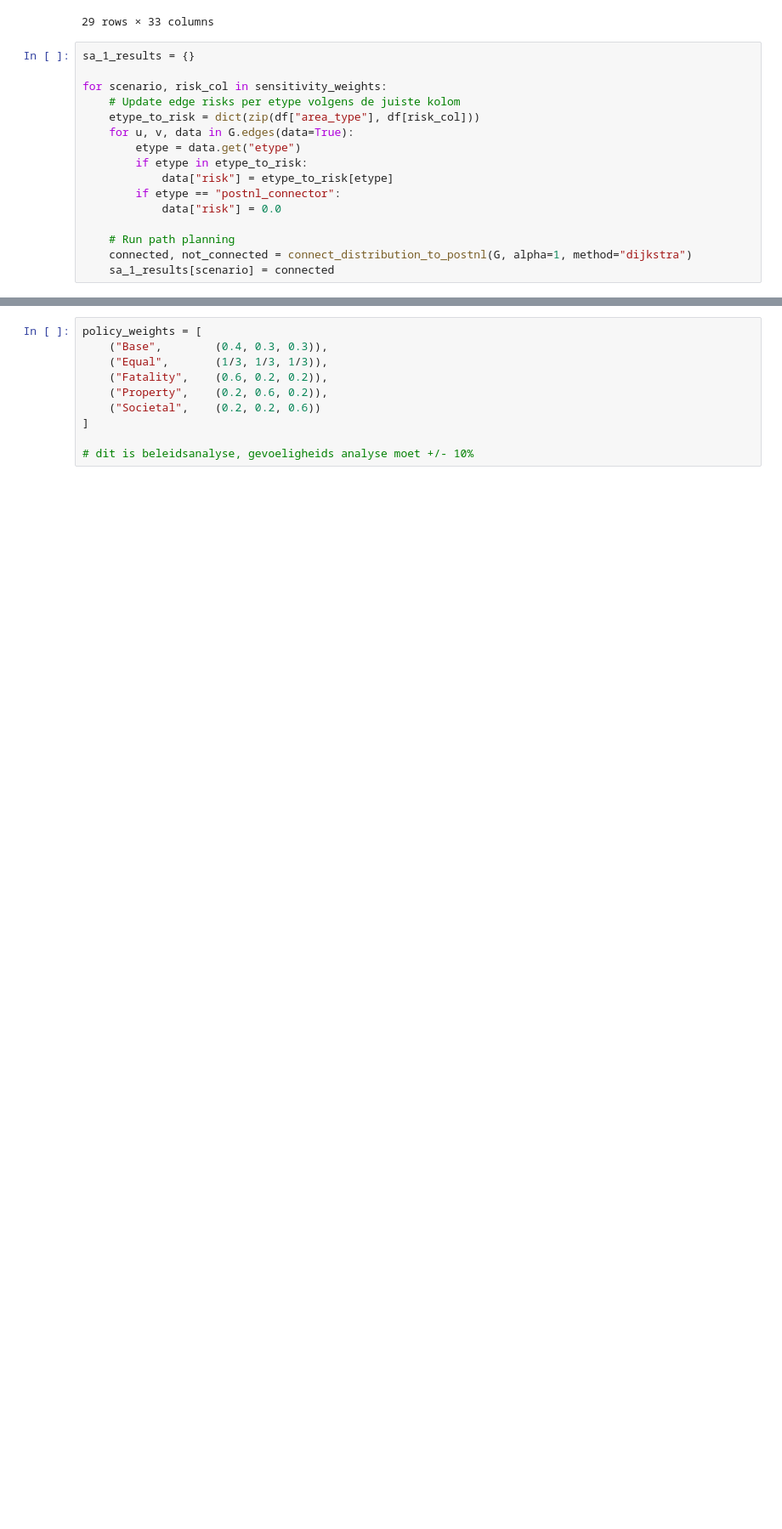
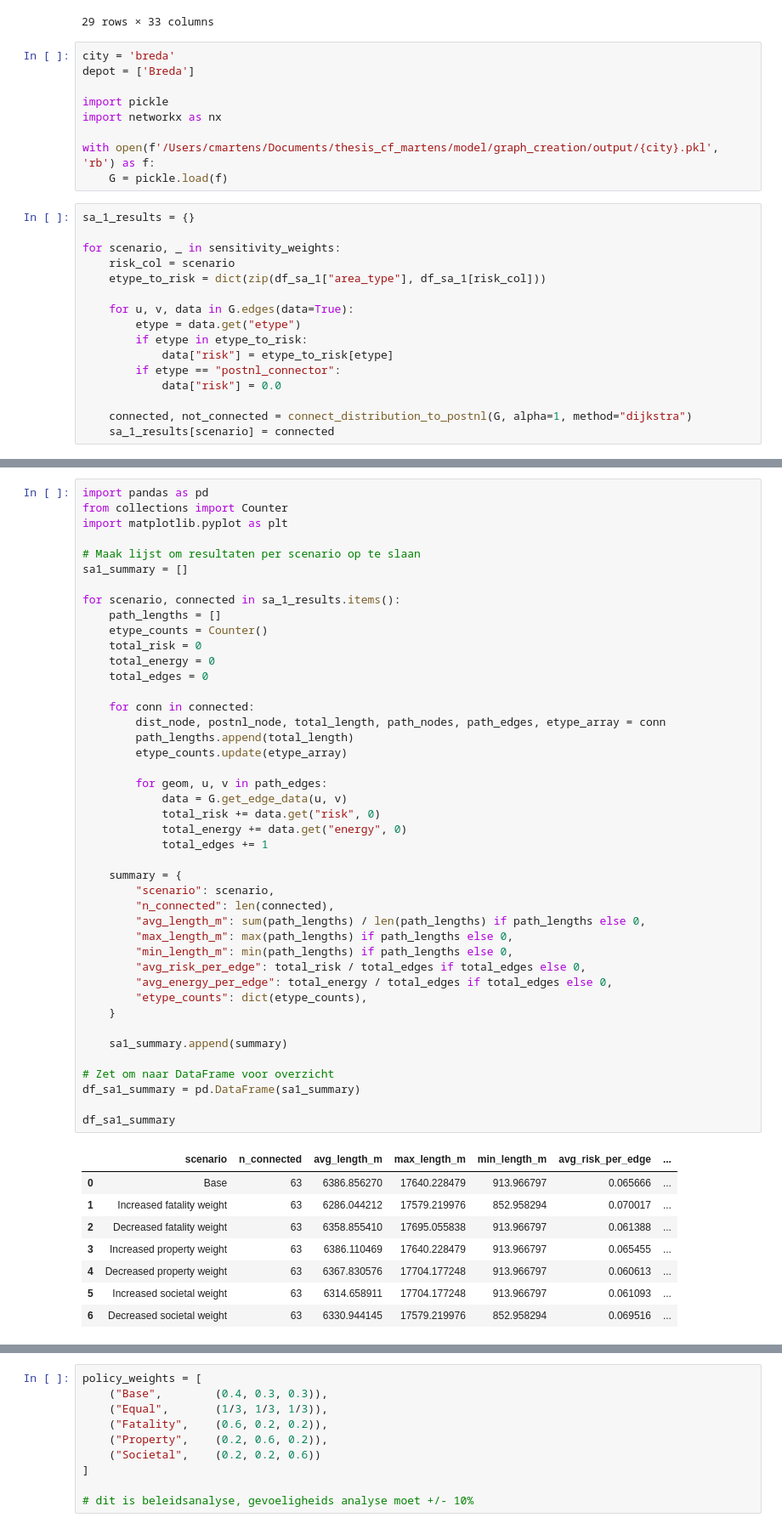
Before and after one commit to catomartens/thesis_cf_martens, a Jupyter notebook: sensitivity_analysis/risk_sensitivity.ipynb, the cells around one changed output, grey strips where cells are left out. Shown at 85% size. Cells and saved outputs as stored; diff of their text form; blank space fills up the shorter version.

```diff
--- a/sensitivity_analysis/risk_sensitivity.ipynb
+++ b/sensitivity_analysis/risk_sensitivity.ipynb
@@ -124,12 +124,22 @@ df_sa_1
 | 27 | Cemeteries | 3.0 | 2.0 | 4.0 | 3.0 | 1.0 | 2.0 | 2.0 | 1.0 | 30.0 | ... | ... |
 | 28 | Parks | 4.0 | 2.0 | 3.0 | 5.0 | 2.0 | 2.0 | 3.0 | 2.0 | 30.0 | ... | ... |
 29 rows × 33 columns
+# %%
+city = 'breda'
+depot = ['Breda']
+
+import pickle
+import networkx as nx
+
+with open(f'/Users/cmartens/Documents/thesis_cf_martens/model/graph_creation/output/{city}.pkl', 'rb') as f:
+    G = pickle.load(f)
 # %%
 sa_1_results = {}
 
-for scenario, risk_col in sensitivity_weights:
-    # Update edge risks per etype volgens de juiste kolom
-    etype_to_risk = dict(zip(df["area_type"], df[risk_col]))
+for scenario, _ in sensitivity_weights:
+    risk_col = scenario
+    etype_to_risk = dict(zip(df_sa_1["area_type"], df_sa_1[risk_col]))
+
     for u, v, data in G.edges(data=True):
         etype = data.get("etype")
         if etype in etype_to_risk:
@@ -137,6 +147,5 @@ for scenario, risk_col in sensitivity_weights:
         if etype == "postnl_connector":
             data["risk"] = 0.0
 
-    # Run path planning
     connected, not_connected = connect_distribution_to_postnl(G, alpha=1, method="dijkstra")
     sa_1_results[scenario] = connected
@@ -142,0 +170,52 @@ for scenario, risk_col in sensitivity_weights:
+# %%
+import pandas as pd
+from collections import Counter
+import matplotlib.pyplot as plt
+
+# Maak lijst om resultaten per scenario op te slaan
+sa1_summary = []
+
+for scenario, connected in sa_1_results.items():
+    path_lengths = []
+    etype_counts = Counter()
+    total_risk = 0
+    total_energy = 0
+    total_edges = 0
+
+    for conn in connected:
+        dist_node, postnl_node, total_length, path_nodes, path_edges, etype_array = conn
+        path_lengths.append(total_length)
+        etype_counts.update(etype_array)
+
+        for geom, u, v in path_edges:
+            data = G.get_edge_data(u, v)
+            total_risk += data.get("risk", 0)
+            total_energy += data.get("energy", 0)
+            total_edges += 1
+
+    summary = {
+        "scenario": scenario,
+        "n_connected": len(connected),
+        "avg_length_m": sum(path_lengths) / len(path_lengths) if path_lengths else 0,
+        "max_length_m": max(path_lengths) if path_lengths else 0,
+        "min_length_m": min(path_lengths) if path_lengths else 0,
+        "avg_risk_per_edge": total_risk / total_edges if total_edges else 0,
+        "avg_energy_per_edge": total_energy / total_edges if total_edges else 0,
+        "etype_counts": dict(etype_counts),
+    }
+
+    sa1_summary.append(summary)
+
+# Zet om naar DataFrame voor overzicht
+df_sa1_summary = pd.DataFrame(sa1_summary)
+
+df_sa1_summary
+# %% [output]
+|  | scenario | n_connected | avg_length_m | max_length_m | min_length_m | avg_risk_per_edge | ... |
+| 0 | Base | 63 | 6386.856270 | 17640.228479 | 913.966797 | 0.065666 | ... |
+| 1 | Increased fatality weight | 63 | 6286.044212 | 17579.219976 | 852.958294 | 0.070017 | ... |
+| 2 | Decreased fatality weight | 63 | 6358.855410 | 17695.055838 | 913.966797 | 0.061388 | ... |
+| 3 | Increased property weight | 63 | 6386.110469 | 17640.228479 | 913.966797 | 0.065455 | ... |
+| 4 | Decreased property weight | 63 | 6367.830576 | 17704.177248 | 913.966797 | 0.060613 | ... |
+| 5 | Increased societal weight | 63 | 6314.658911 | 17704.177248 | 913.966797 | 0.061093 | ... |
+| 6 | Decreased societal weight | 63 | 6330.944145 | 17579.219976 | 852.958294 | 0.069516 | ... |
```
Also changed, not shown: parts of 48 cells of this notebook, 34 other files.
